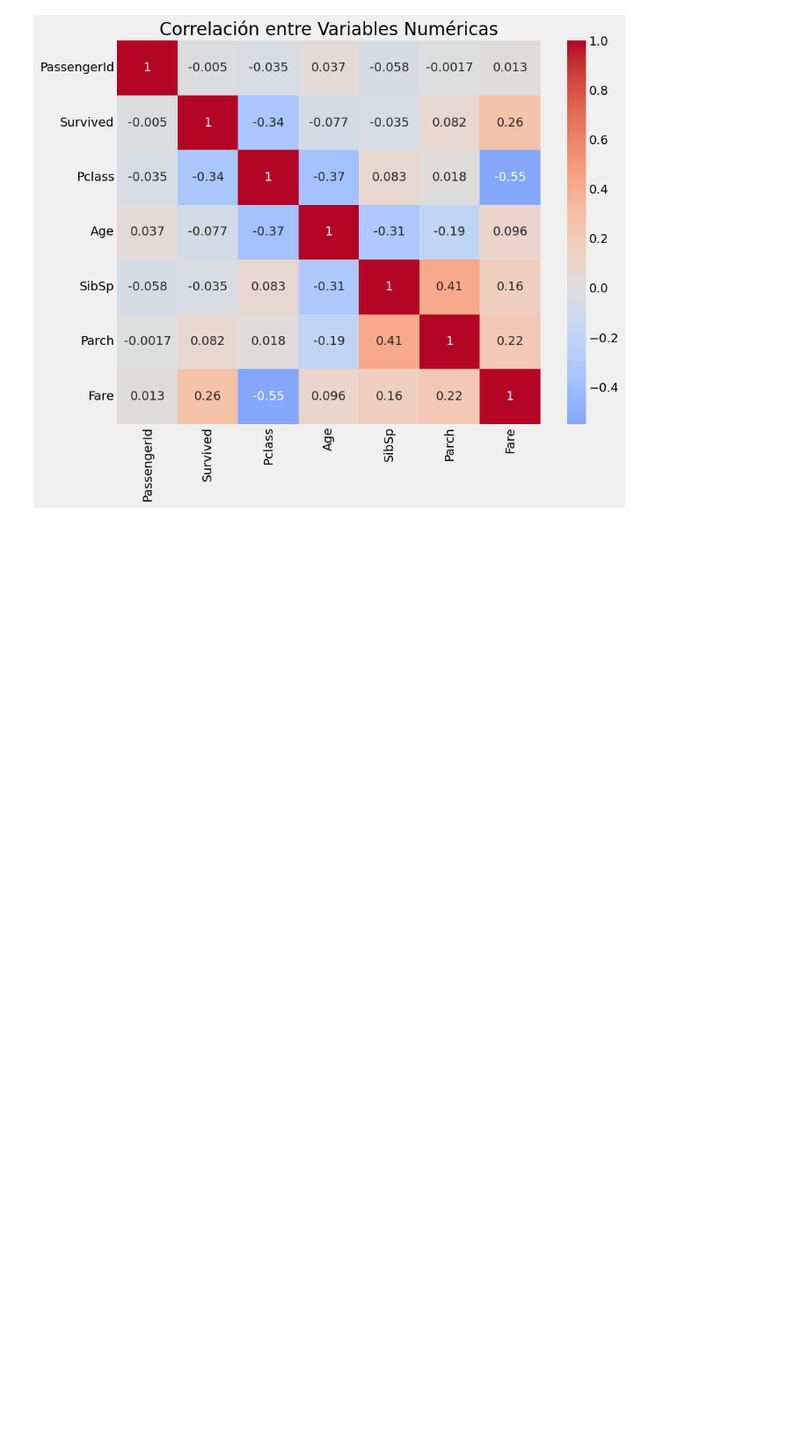
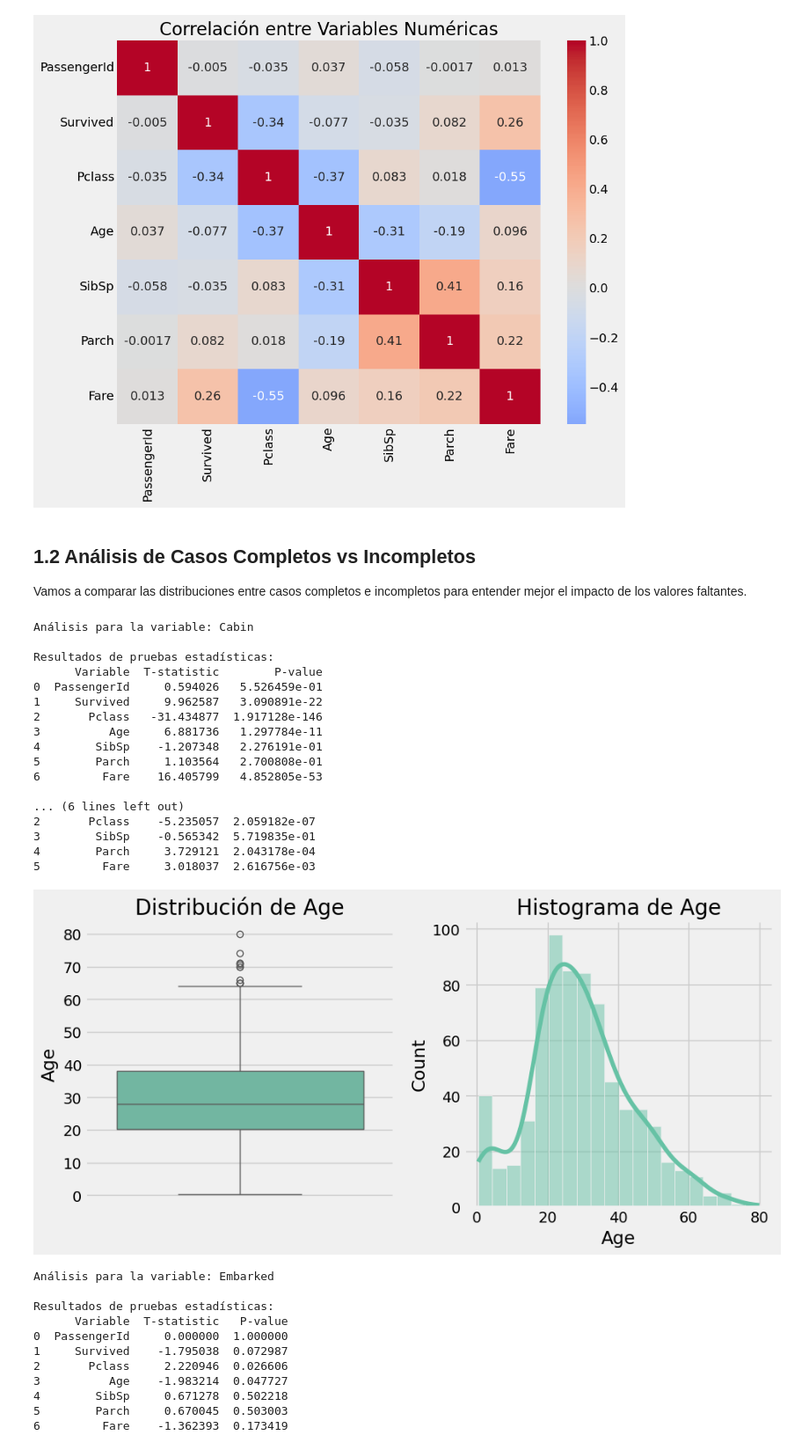
Before and after one commit to santiagosauma/ConcentracionAI, a Jupyter notebook: Entrega2/notebooks/01_preprocessing.ipynb, the cells around one changed output. Shown at 88% size. Saved outputs shown, nothing was run; the diff lists cells and outputs as text; code cells hidden in the pictures; blank space fills up the shorter version.

Commit message:
Prepprocessing, agregado claisificación explicita, análisis por varaible individual, interpretación contextual

```diff
--- a/Entrega2/notebooks/01_preprocessing.ipynb
+++ b/Entrega2/notebooks/01_preprocessing.ipynb
@@ -205,3 +205,83 @@ plt.tight_layout()
 plt.show()
 # %% [output]
 [figure]
+# %% [markdown]
+## 1.2 Análisis de Casos Completos vs Incompletos
+Vamos a comparar las distribuciones entre casos completos e incompletos para entender mejor el impacto de los valores faltantes.
+# %%
+# Función para realizar pruebas estadísticas entre casos completos e incompletos
+def analizar_casos(data, variable):
+    # Crear máscara de valores faltantes
+    missing_mask = data[variable].isnull()
+
+    # Seleccionar variables numéricas para comparación
+    numeric_cols = data.select_dtypes(include=[np.number]).columns
+
+    results = []
+    for col in numeric_cols:
+        if col != variable:
+            # Realizar prueba t de Student
+            complete = data[~missing_mask][col].dropna()
+            incomplete = data[missing_mask][col].dropna()
+
+            if len(complete) > 0 and len(incomplete) > 0:
+                t_stat, p_value = stats.ttest_ind(complete, incomplete)
+                results.append({
+                    'Variable': col,
+                    'T-statistic': t_stat,
+                    'P-value': p_value
+                })
+
+    return pd.DataFrame(results)
+
+# Analizar cada variable con valores faltantes
+variables_faltantes = missing_info[missing_info['Valores Faltantes'] > 0].index
+
+for var in variables_faltantes:
+    print(f"\nAnálisis para la variable: {var}")
+    resultados = analizar_casos(df, var)
+    print("\nResultados de pruebas estadísticas:")
+    print(resultados)
+
+    # Visualizar distribuciones si la variable es numérica
+    if df[var].dtype in [np.number]:
+        plt.figure(figsize=(10, 5))
+        plt.subplot(1, 2, 1)
+        sns.boxplot(data=df, y=var)
+        plt.title(f'Distribución de {var}')
+
+        plt.subplot(1, 2, 2)
+        sns.histplot(data=df, x=var, kde=True)
+        plt.title(f'Histograma de {var}')
+        plt.tight_layout()
+        plt.show()
+# %% [output]
+Análisis para la variable: Cabin
+
+Resultados de pruebas estadísticas:
+      Variable  T-statistic        P-value
+0  PassengerId     0.594026   5.526459e-01
+1     Survived     9.962587   3.090891e-22
+2       Pclass   -31.434877  1.917128e-146
+3          Age     6.881736   1.297784e-11
+4        SibSp    -1.207348   2.276191e-01
+5        Parch     1.103564   2.700808e-01
+6         Fare    16.405799   4.852805e-53
+
+... (6 lines left out)
+2       Pclass    -5.235057  2.059182e-07
+3        SibSp    -0.565342  5.719835e-01
+4        Parch     3.729121  2.043178e-04
+5         Fare     3.018037  2.616756e-03
+[figure, added]
+Análisis para la variable: Embarked
+
+Resultados de pruebas estadísticas:
+      Variable  T-statistic   P-value
+0  PassengerId     0.000000  1.000000
+1     Survived    -1.795038  0.072987
+2       Pclass     2.220946  0.026606
+3          Age    -1.983214  0.047727
+4        SibSp     0.671278  0.502218
+5        Parch     0.670045  0.503003
+6         Fare    -1.362393  0.173419
```
Also changed, not shown: parts of 13 cells of this notebook.
